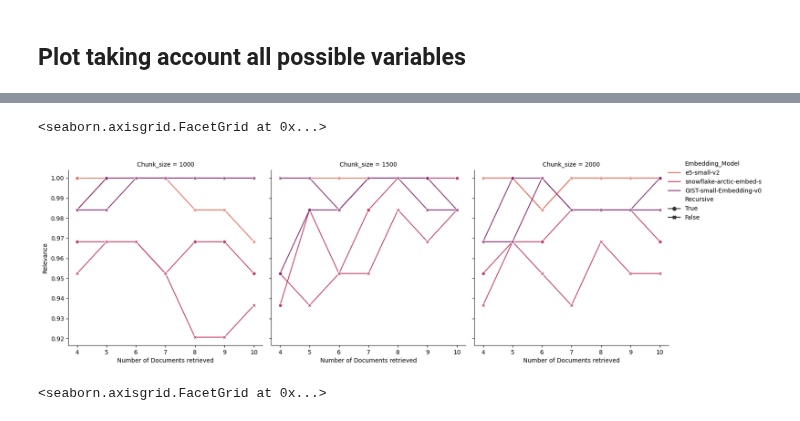
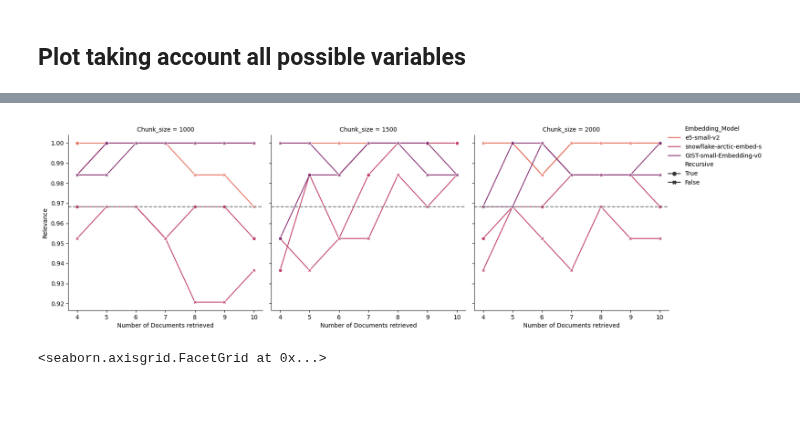
Before and after one commit to antparleo/RAG, a Jupyter notebook: 03_plots.ipynb, the cells around one changed output, grey strips where cells are left out. Saved outputs shown, nothing was run; the diff lists cells and outputs as text; code cells hidden in the pictures.

```diff
--- a/03_plots.ipynb
+++ b/03_plots.ipynb
@@ -11,0 +14,3 @@ import matplotlib.pyplot as plt
+# %%
+with open("./output_bench/benchmark.pkl","rb") as f:
+    list_benchmark = pkl.load(f)
@@ -96,7 +118,11 @@ sns.barplot(data=plot_std, y = "Metric", x = "Mean", palette="pastel", hue="Metr
 # %% [markdown]
 ## Plot taking account all possible variables
 # %%
-ax = sns.relplot(data=toplot_final, x ="NumberofDocuments", y="eval_score_gemini-2.0-flash", hue="Embedding_Model", errorbar=None, style= "Recursive", markers=True, dashes=False, palette="flare", col="Chunk_size", kind="line")
+ax = sns.relplot(data=toplot_final, x="NumberofDocuments", y="eval_score_gemini-2.0-flash", hue="Embedding_Model", errorbar=None, style="Recursive", markers=True, dashes=False, palette="flare", col="Chunk_size", kind="line")
 sns.move_legend(ax, "upper left", bbox_to_anchor=(0.85, 1))
-ax.set(xlabel='Number of Documents retrieved', ylabel='Correctness')
+ax.set_axis_labels("Number of Documents retrieved", "Correctness")
+
+# Add a horizontal line to each subplot
+for ax_i in ax.axes.flat:
+	ax_i.axhline(y=list_benchmark[0]['Correctness'].mean(), color='gray', linestyle='--')
 # %% [output]
@@ -104,0 +130,8 @@ ax.set(xlabel='Number of Documents retrieved', ylabel='Correctness')
+# %%
+ax = sns.relplot(data=toplot_final, x ="NumberofDocuments", y="Correctness", hue="Embedding_Model", errorbar=None, style= "Recursive", markers=True, dashes=False, palette="flare", col="Chunk_size", kind="line")
+sns.move_legend(ax, "upper left", bbox_to_anchor=(0.85, 1))
+ax.set(xlabel='Number of Documents retrieved', ylabel='Correctness')
+
+# Add a horizontal line to each subplot
+for ax_i in ax.axes.flat:
+	ax_i.axhline(y=list_benchmark[0]['Correctness'].mean(), color='gray', linestyle='--')
@@ -105,10 +140,13 @@ ax.set(xlabel='Number of Documents retrieved', ylabel='Correctness')
 # %%
 ax = sns.relplot(data=toplot_final, x ="NumberofDocuments", y="Relevance", hue="Embedding_Model", errorbar=None, style= "Recursive", markers=True, dashes=False, palette="flare", col="Chunk_size", kind="line")
 sns.move_legend(ax, "upper left", bbox_to_anchor=(0.85, 1))
 ax.set(xlabel='Number of Documents retrieved', ylabel='Relevance')
+
+# Add a horizontal line to each subplot
+for ax_i in ax.axes.flat:
+	ax_i.axhline(y=list_benchmark[0]['Relevance'].mean(), color='gray', linestyle='--')
 # %% [output]
-<seaborn.axisgrid.FacetGrid at 0x...>
-[figure, old version]
+[figure, new version]
 # %%
 ax = sns.relplot(data=toplot_final, x ="NumberofDocuments", y="Groundedness", hue="Embedding_Model", errorbar=None, style= "Recursive", markers=True, dashes=False, palette="flare", col="Chunk_size", kind="line")
 sns.move_legend(ax, "upper left", bbox_to_anchor=(0.85, 1))
```
Also changed, not shown: parts of 13 cells of this notebook, 1 other file.
